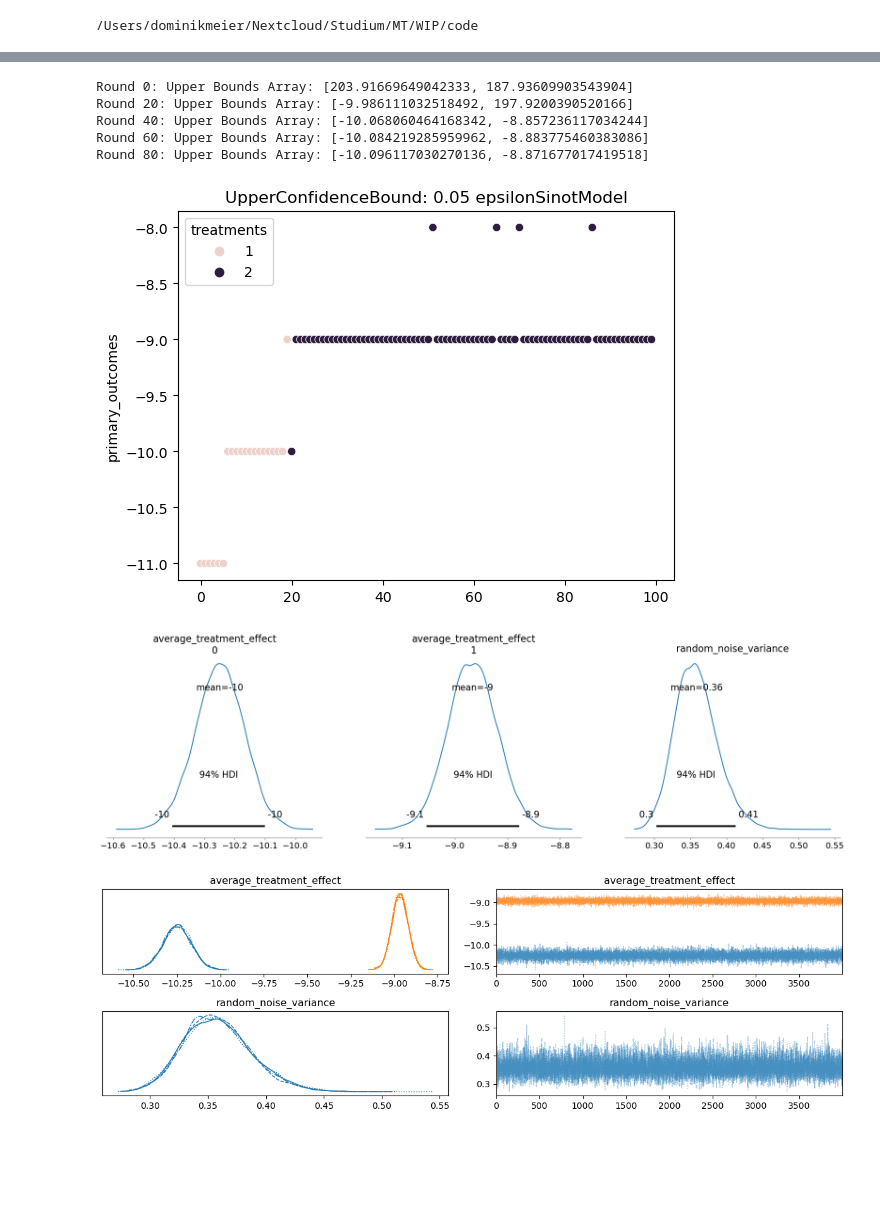
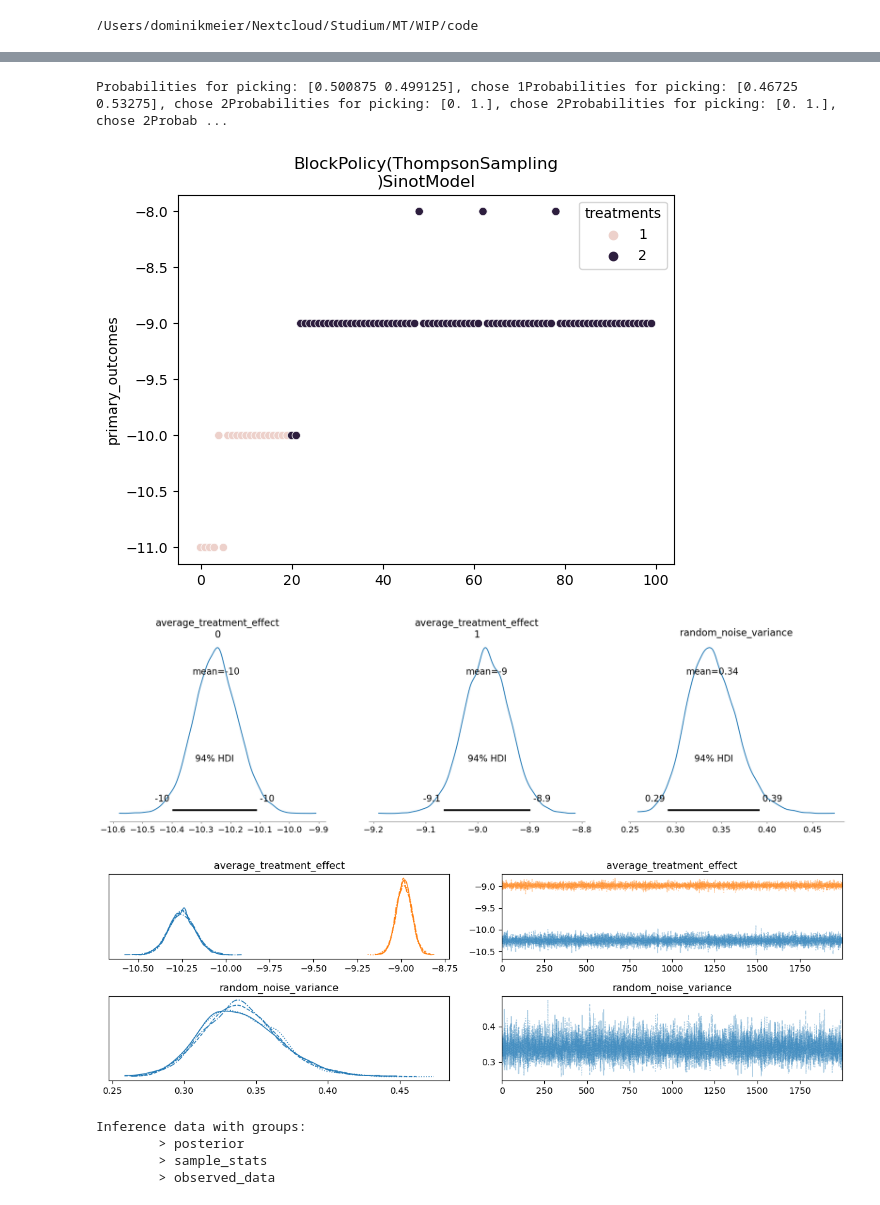
Before and after one commit to HIAlab/adaptive_nof1, a Jupyter notebook: notebooks/Adaptive_Policy_Comparison.ipynb, the cells around one changed output, grey strips where cells are left out. Saved outputs shown, nothing was run; the diff lists cells and outputs as text; code cells hidden in the pictures; blank space fills up the shorter version.

```diff
--- a/notebooks/Adaptive_Policy_Comparison.ipynb
+++ b/notebooks/Adaptive_Policy_Comparison.ipynb
@@ -134,18 +338,22 @@ for sim in simulations:
 # %%
-s = simulations[-2]
+# Analyse one simulation more closely
+s = simulations[-1]
 s.plot()
-az.plot_posterior(s.policy.inference.trace)
+az.plot_posterior(s.policy.internal_policy.inference.trace)
 
-az.plot_trace(s.policy.inference.trace)
+az.plot_trace(s.policy.internal_policy.inference.trace)
 plt.tight_layout()
 s.history.to_df().groupby("treatment").mean()["outcome"]
-print(s.policy.debug_information)
+print(s.policy.internal_policy.debug_information)
 # %% [output]
-Round 0: Upper Bounds Array: [203.91669649042333, 187.93609903543904]
-Round 20: Upper Bounds Array: [-9.986111032518492, 197.9200390520166]
-Round 40: Upper Bounds Array: [-10.068060464168342, -8.857236117034244]
-Round 60: Upper Bounds Array: [-10.084219285959962, -8.883775460383086]
-Round 80: Upper Bounds Array: [-10.096117030270136, -8.871677017419518]
+Probabilities for picking: [0.500875 0.499125], chose 1Probabilities for picking: [0.46725 0.53275], chose 2Probabilities for picking: [0. 1.], chose 2Probabilities for picking: [0. 1.], chose 2Probab ...
-[figure, old version]
+[figure, new version]
-[figure, old version]
+[figure, new version]
-[figure, old version]
+[figure, new version]
+# %%
+s.policy.internal_policy.inference.trace
+# %% [output]
+Inference data with groups:
+        > posterior
+        > sample_stats
+        > observed_data
```
Also changed, not shown: parts of 11 cells of this notebook, 7 other files.
